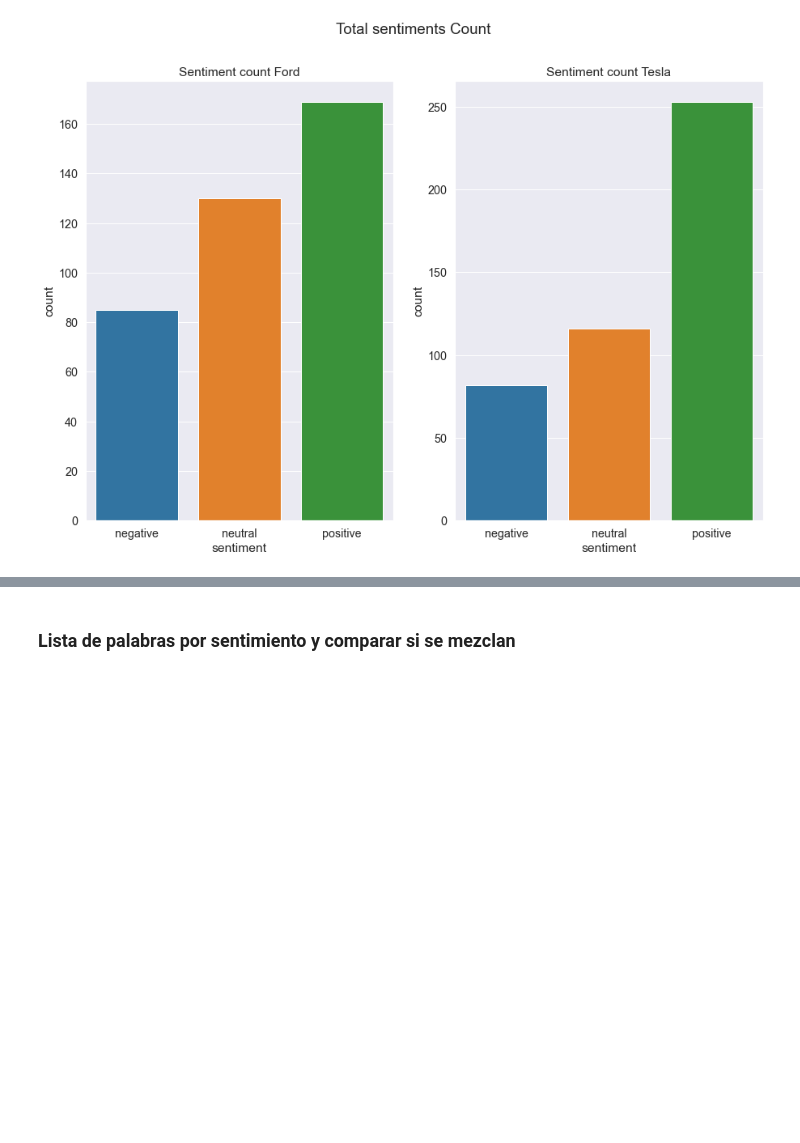
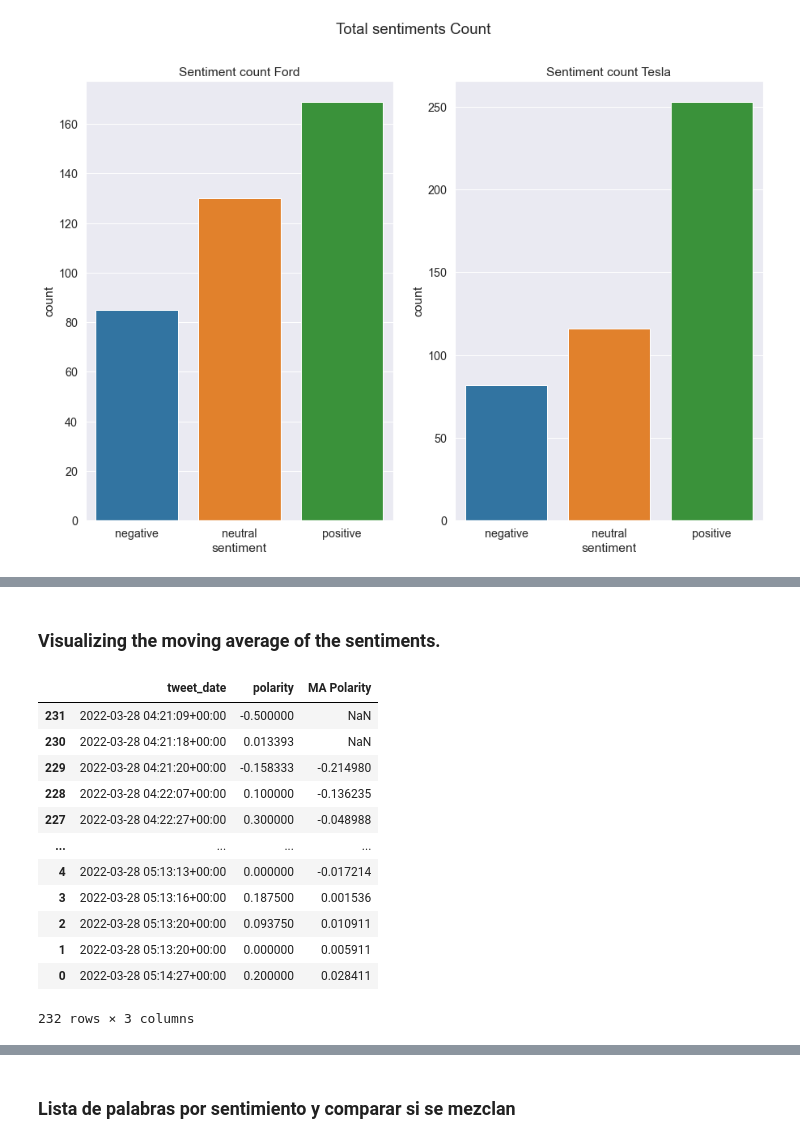
Before and after one commit to MestreD/NLP_Task, a Jupyter notebook: NLP_Task.ipynb, the cells around one changed output, grey strips where cells are left out. Saved outputs shown, nothing was run; the diff lists cells and outputs as text; code cells hidden in the pictures; blank space fills up the shorter version.

```diff
--- a/NLP_Task.ipynb
+++ b/NLP_Task.ipynb
@@ -301,0 +335,25 @@ plt.show()
+# %% [markdown]
+### Visualizing the moving average of the sentiments.
+# %%
+# Building dtaframes for the visualization.
+tesla_ma = tesla[["tweet_date", "polarity"]]
+tesla_ma = tesla_ma.sort_values(by="tweet_date", ascending=True)
+tesla_ma["MA Polarity"] = tesla_ma.polarity.rolling(10, min_periods=3).mean()
+
+ford_ma = ford[["tweet_date", "polarity"]]
+ford_ma = ford_ma.sort_values(by="tweet_date", ascending=True)
+ford_ma["MA Polarity"] = ford_ma.polarity.rolling(10, min_periods=3).mean()
+# %% [output]
+|  | tweet_date | polarity | MA Polarity |
+| 231 | 2022-03-28 04:21:09+00:00 | -0.500000 | NaN |
+| 230 | 2022-03-28 04:21:18+00:00 | 0.013393 | NaN |
+| 229 | 2022-03-28 04:21:20+00:00 | -0.158333 | -0.214980 |
+| 228 | 2022-03-28 04:22:07+00:00 | 0.100000 | -0.136235 |
+| 227 | 2022-03-28 04:22:27+00:00 | 0.300000 | -0.048988 |
+| ... | ... | ... | ... |
+| 4 | 2022-03-28 05:13:13+00:00 | 0.000000 | -0.017214 |
+| 3 | 2022-03-28 05:13:16+00:00 | 0.187500 | 0.001536 |
+| 2 | 2022-03-28 05:13:20+00:00 | 0.093750 | 0.010911 |
+| 1 | 2022-03-28 05:13:20+00:00 | 0.000000 | 0.005911 |
+| 0 | 2022-03-28 05:14:27+00:00 | 0.200000 | 0.028411 |
+232 rows × 3 columns
```
Also changed, not shown: parts of 7 cells of this notebook.
